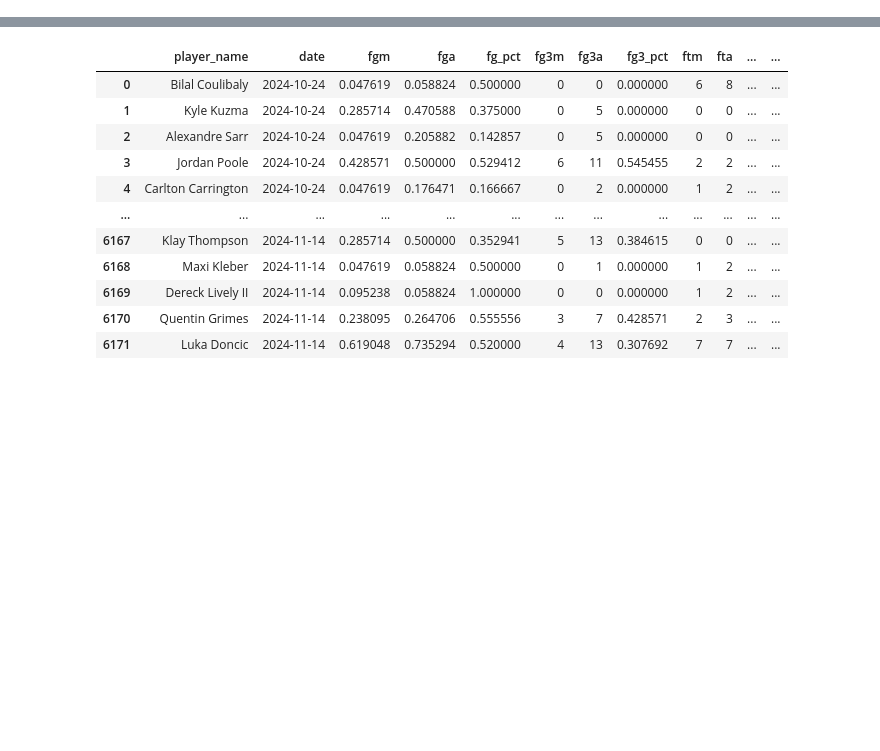
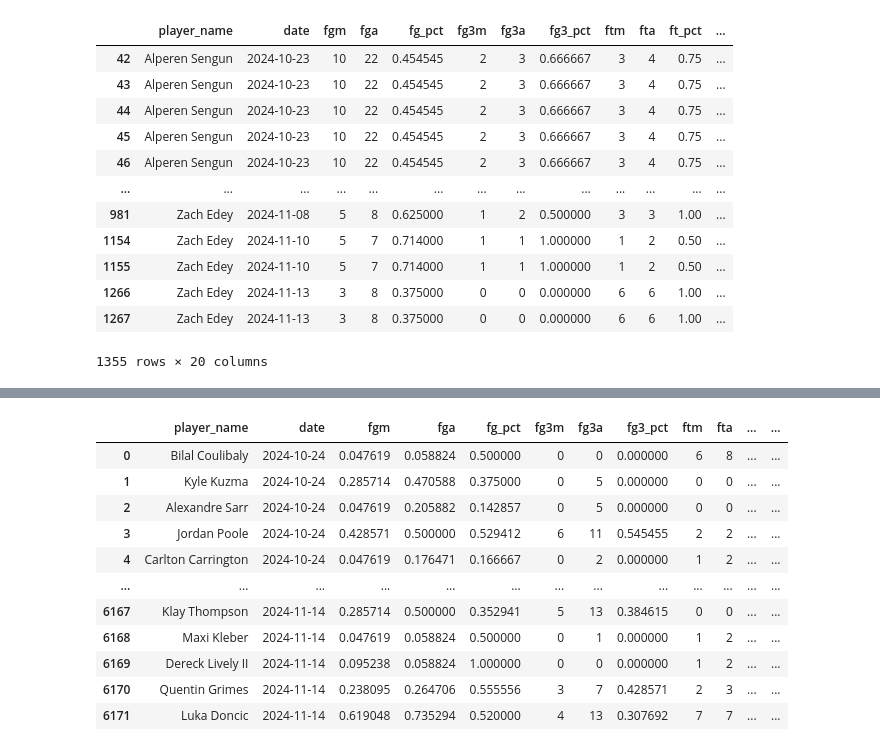
Before and after one commit to D2jc/PrizePicksPredictor, a Jupyter notebook: Preprocessing/Data Processing and First Model.ipynb, the cells around one changed output, grey strips where cells are left out. Saved outputs shown, nothing was run; the diff lists cells and outputs as text; code cells hidden in the pictures; blank space fills up the shorter version.

```diff
--- a/Preprocessing/Data Processing and First Model.ipynb
+++ b/Preprocessing/Data Processing and First Model.ipynb
@@ -85,2 +87,6 @@ pf             0
 pts            0
 dtype: int64
+# %%
+projections = pd.read_json('../data/prizepicks_cleaned.json')
+projections = projections[~projections['name'].str.contains(r'\+')]
+projections.head()
@@ -86,0 +100,4 @@ dtype: int64
+# %%
+point_projection = projections[projections['stat_type'] == 'Points']
+point_projection = point_projection[['name', 'line_score']].reset_index(drop=True)
+point_projection.head()
@@ -86,0 +111,3 @@ dtype: int64
+# %%
+data_and_proj = data.merge(point_projection, left_on='player_name', right_on='name', how='inner')
+data_and_proj.head()
@@ -86,0 +135,17 @@ dtype: int64
+# %%
+data_and_proj = data_and_proj.sort_values(by=['player_name', 'date'])
+data_and_proj
+# %% [output]
+|  | player_name | date | fgm | fga | fg_pct | fg3m | fg3a | fg3_pct | ftm | fta | ft_pct | ... |
+| 42 | Alperen Sengun | 2024-10-23 | 10 | 22 | 0.454545 | 2 | 3 | 0.666667 | 3 | 4 | 0.75 | ... |
+| 43 | Alperen Sengun | 2024-10-23 | 10 | 22 | 0.454545 | 2 | 3 | 0.666667 | 3 | 4 | 0.75 | ... |
+| 44 | Alperen Sengun | 2024-10-23 | 10 | 22 | 0.454545 | 2 | 3 | 0.666667 | 3 | 4 | 0.75 | ... |
+| 45 | Alperen Sengun | 2024-10-23 | 10 | 22 | 0.454545 | 2 | 3 | 0.666667 | 3 | 4 | 0.75 | ... |
+| 46 | Alperen Sengun | 2024-10-23 | 10 | 22 | 0.454545 | 2 | 3 | 0.666667 | 3 | 4 | 0.75 | ... |
+| ... | ... | ... | ... | ... | ... | ... | ... | ... | ... | ... | ... | ... |
+| 981 | Zach Edey | 2024-11-08 | 5 | 8 | 0.625000 | 1 | 2 | 0.500000 | 3 | 3 | 1.00 | ... |
+| 1154 | Zach Edey | 2024-11-10 | 5 | 7 | 0.714000 | 1 | 1 | 1.000000 | 1 | 2 | 0.50 | ... |
+| 1155 | Zach Edey | 2024-11-10 | 5 | 7 | 0.714000 | 1 | 1 | 1.000000 | 1 | 2 | 0.50 | ... |
+| 1266 | Zach Edey | 2024-11-13 | 3 | 8 | 0.375000 | 0 | 0 | 0.000000 | 6 | 6 | 1.00 | ... |
+| 1267 | Zach Edey | 2024-11-13 | 3 | 8 | 0.375000 | 0 | 0 | 0.000000 | 6 | 6 | 1.00 | ... |
+1355 rows × 20 columns
```
Also changed, not shown: parts of 13 cells of this notebook.
